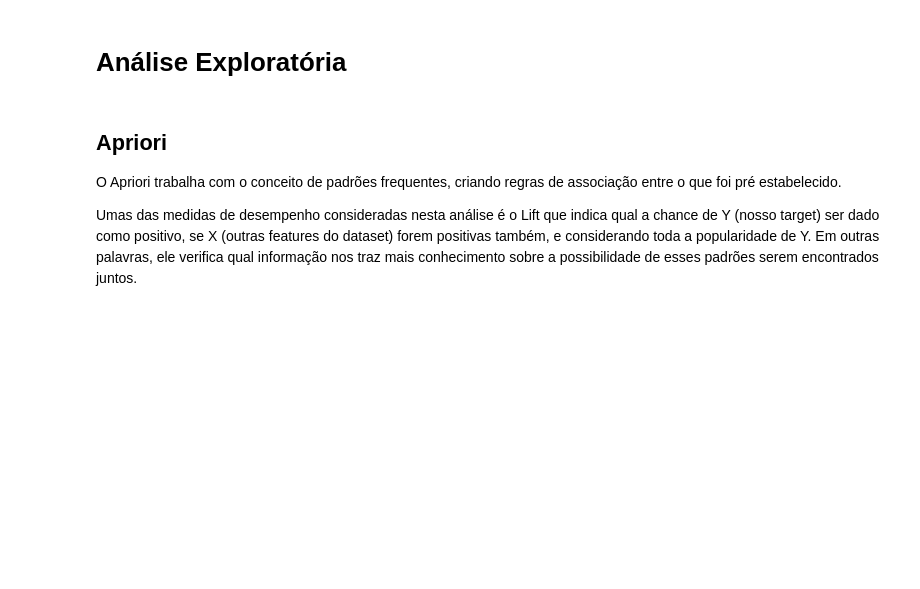
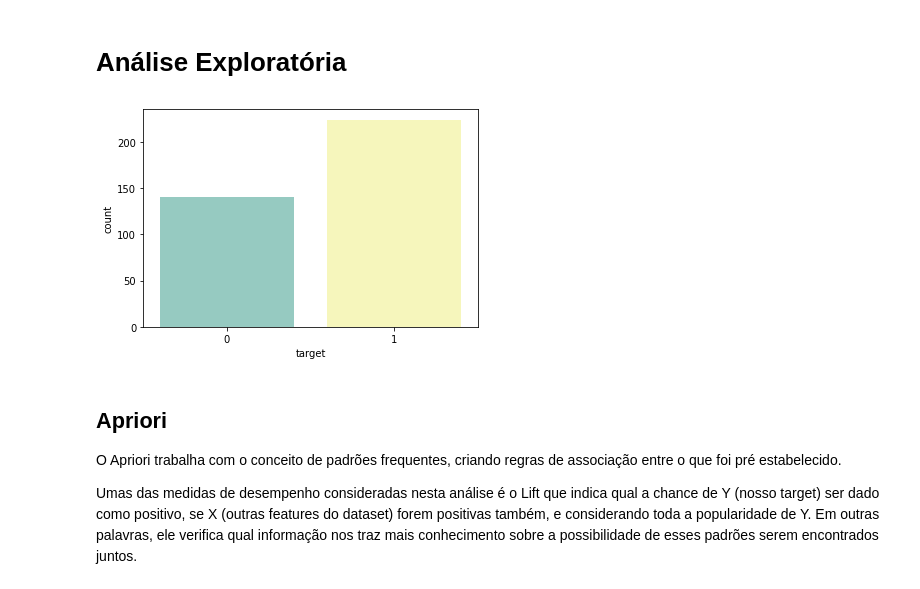
Before and after one commit to grazimelo/case-sbf, a Jupyter notebook: notebooks/2_eda.ipynb, the cells around one changed output. Drawn from its saved outputs; the diff is of its cells as text; code cells hidden in the pictures; blank space fills up the shorter version.

```diff
--- a/notebooks/2_eda.ipynb
+++ b/notebooks/2_eda.ipynb
@@ -45,6 +45,12 @@ df_train = pd.read_parquet(os.path.join(DATA_INTER_PATH, TRAIN_DATA))
 todas_as_variaveis = set(df_train.columns.tolist())
 variaveis_categoricas = set(df_train.select_dtypes(include=['object']).columns.tolist())
 variaveis_numericas = todas_as_variaveis - variaveis_categoricas
+# %%
+# Distribuição do target para os dados de treino
+sns.countplot(x=df_train['target'], data=df_train, palette="Set3")
+plt.show()
+# %% [output]
+[figure, added]
 # %% [markdown]
 ## Apriori
 
```
Also changed, not shown: parts of 2 cells of this notebook, 18 other files.
